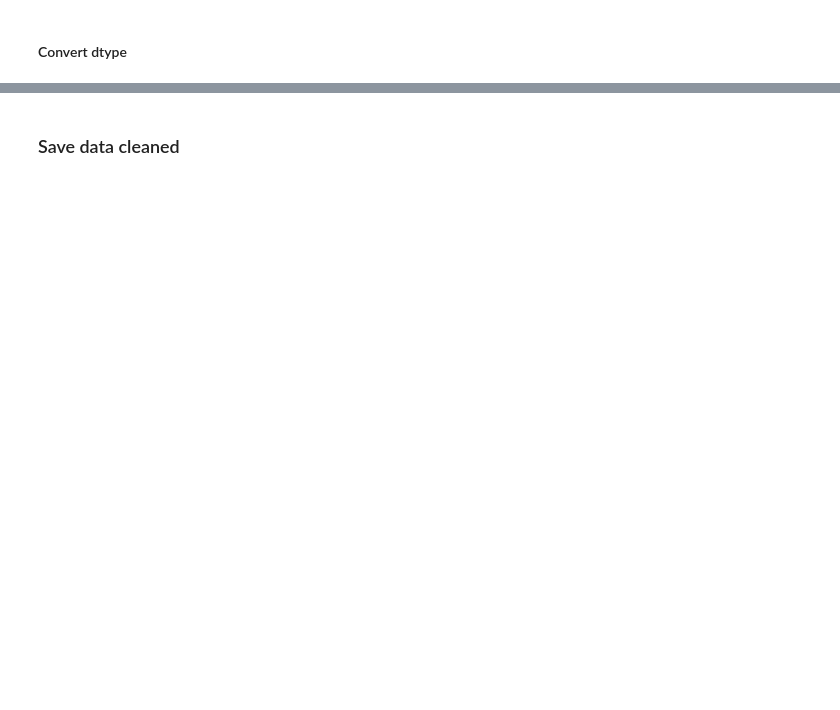
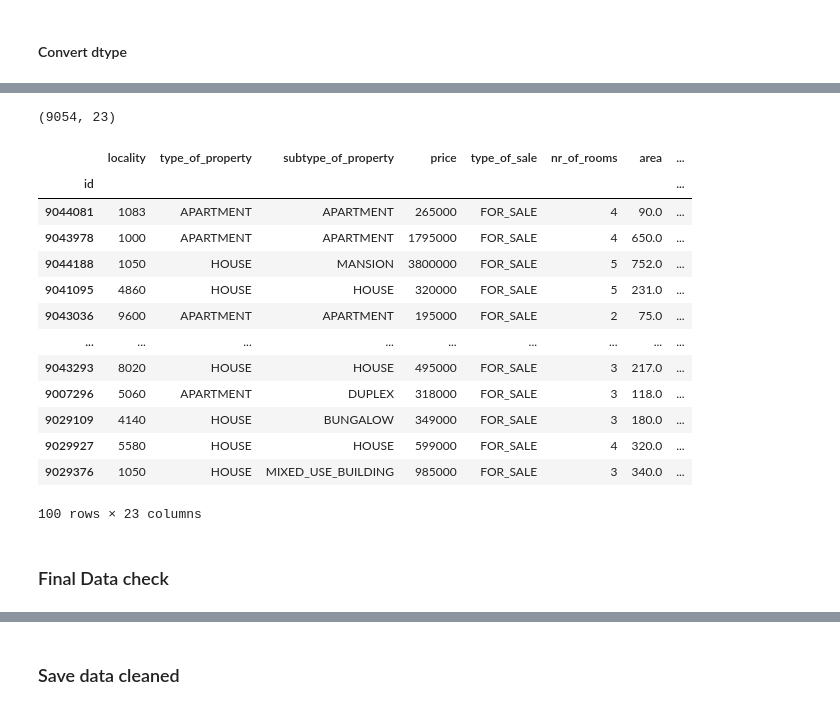
Before and after one commit to jcoumont/challenge-data-analysis, a Jupyter notebook: data_cleaning.ipynb, the cells around one changed output, grey strips where cells are left out. Cells and saved outputs as stored; diff of their text form; code cells hidden in the pictures; blank space fills up the shorter version.

```diff
--- a/data_cleaning.ipynb
+++ b/data_cleaning.ipynb
@@ -284,0 +345,8 @@ data.head()
+# %%
+# Price / Area
+def price_sq_meter(x):
+    if x["area"] > 0:
+        return x["price"]/x["area"]
+    return -1
+# %%
+data["sq_m_price"] = data.apply(price_sq_meter, axis=1)
@@ -284,0 +368,8 @@ data.head()
+# %%
+# Price / Total land area
+def price_sq_meter_land(x):
+    if x["total_land_area"] > 0:
+        return x["price"]/x["total_land_area"]
+    return -1
+# %%
+data["sq_m_land_price"] = data.apply(price_sq_meter_land, axis=1)
@@ -337 +443,24 @@ Province                object
 dtype: object
+# %%
+data.shape
+# %% [output]
+(9054, 23)
+# %%
+data.head(100)
+# %% [output]
+|  | locality | type_of_property | subtype_of_property | price | type_of_sale | nr_of_rooms | area | ... |
+| id |  |  |  |  |  |  |  | ... |
+| 9044081 | 1083 | APARTMENT | APARTMENT | 265000 | FOR_SALE | 4 | 90.0 | ... |
+| 9043978 | 1000 | APARTMENT | APARTMENT | 1795000 | FOR_SALE | 4 | 650.0 | ... |
+| 9044188 | 1050 | HOUSE | MANSION | 3800000 | FOR_SALE | 5 | 752.0 | ... |
+| 9041095 | 4860 | HOUSE | HOUSE | 320000 | FOR_SALE | 5 | 231.0 | ... |
+| 9043036 | 9600 | APARTMENT | APARTMENT | 195000 | FOR_SALE | 2 | 75.0 | ... |
+| ... | ... | ... | ... | ... | ... | ... | ... | ... |
+| 9043293 | 8020 | HOUSE | HOUSE | 495000 | FOR_SALE | 3 | 217.0 | ... |
+| 9007296 | 5060 | APARTMENT | DUPLEX | 318000 | FOR_SALE | 3 | 118.0 | ... |
+| 9029109 | 4140 | HOUSE | BUNGALOW | 349000 | FOR_SALE | 3 | 180.0 | ... |
+| 9029927 | 5580 | HOUSE | HOUSE | 599000 | FOR_SALE | 4 | 320.0 | ... |
+| 9029376 | 1050 | HOUSE | MIXED_USE_BUILDING | 985000 | FOR_SALE | 3 | 340.0 | ... |
+100 rows × 23 columns
+# %% [markdown]
+### Final Data check
```
Also changed, not shown: parts of 45 cells of this notebook.
